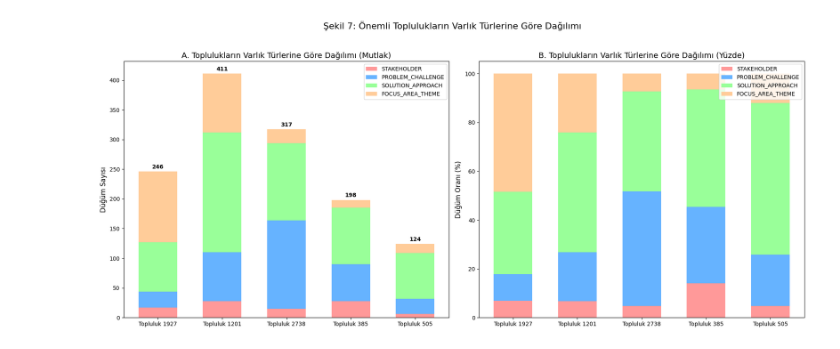
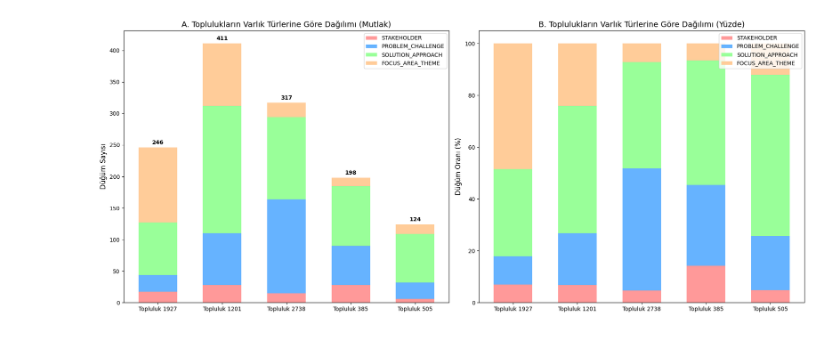
Before and after one commit to serdarildercaglar/structural-analysis-of-distance-education-theses-via-knowledge-graphs, a Jupyter notebook: neo4j-folder/topluluk-analizi/dev-1.ipynb, the cells around one changed output. Cells and saved outputs as stored; diff of their text form; code cells hidden in the pictures.

```diff
--- a/neo4j-folder/topluluk-analizi/dev-1.ipynb
+++ b/neo4j-folder/topluluk-analizi/dev-1.ipynb
@@ -33,32 +33,32 @@ p4 = ax1.bar(ind, focus_areas, width, bottom=[sum(x) for x in zip(stakeholders,
             color='#ffcc99', label='FOCUS_AREA_THEME')
 
 ax1.set_ylabel('Düğüm Sayısı', fontsize=12)
 ax1.set_title('A. Toplulukların Varlık Türlerine Göre Dağılımı (Mutlak)', fontsize=14)
 ax1.set_xticks(ind)
 ax1.set_xticklabels(['Topluluk '+c for c in communities])
 ax1.legend(loc='upper right')
 
 # Çubukların üzerine toplam değerleri ekle
 for i, total in enumerate(totals):
     ax1.text(i, total+5, str(total), ha='center', fontsize=10, fontweight='bold')
 
 # Sağ taraf: Yüzdelik değerler
 p1 = ax2.bar(ind, stakeholders_perc, width, color='#ff9999', label='STAKEHOLDER')
 p2 = ax2.bar(ind, problems_perc, width, bottom=stakeholders_perc, color='#66b3ff', label='PROBLEM_CHALLENGE')
 p3 = ax2.bar(ind, solutions_perc, width, bottom=[sum(x) for x in zip(stakeholders_perc, problems_perc)],
             color='#99ff99', label='SOLUTION_APPROACH')
 p4 = ax2.bar(ind, focus_areas_perc, width, bottom=[sum(x) for x in zip(stakeholders_perc, problems_perc, solutions_perc)],
             color='#ffcc99', label='FOCUS_AREA_THEME')
 
 ax2.set_ylabel('Düğüm Oranı (%)', fontsize=12)
 ax2.set_title('B. Toplulukların Varlık Türlerine Göre Dağılımı (Yüzde)', fontsize=14)
 ax2.set_xticks(ind)
 ax2.set_xticklabels(['Topluluk '+c for c in communities])
 ax2.legend(loc='upper right')
 
-plt.suptitle('Şekil 7: Önemli Toplulukların Varlık Türlerine Göre Dağılımı', fontsize=16)
+# plt.suptitle('Şekil 7: Önemli Toplulukların Varlık Türlerine Göre Dağılımı', fontsize=16)
 plt.tight_layout(rect=[0, 0, 1, 0.95])
 plt.savefig('community_entity_distribution.png', dpi=300, bbox_inches='tight')
 plt.show()
 # %% [output]
-[figure, old version]
+[figure, new version]
```
Also changed, not shown: 7 other files.
